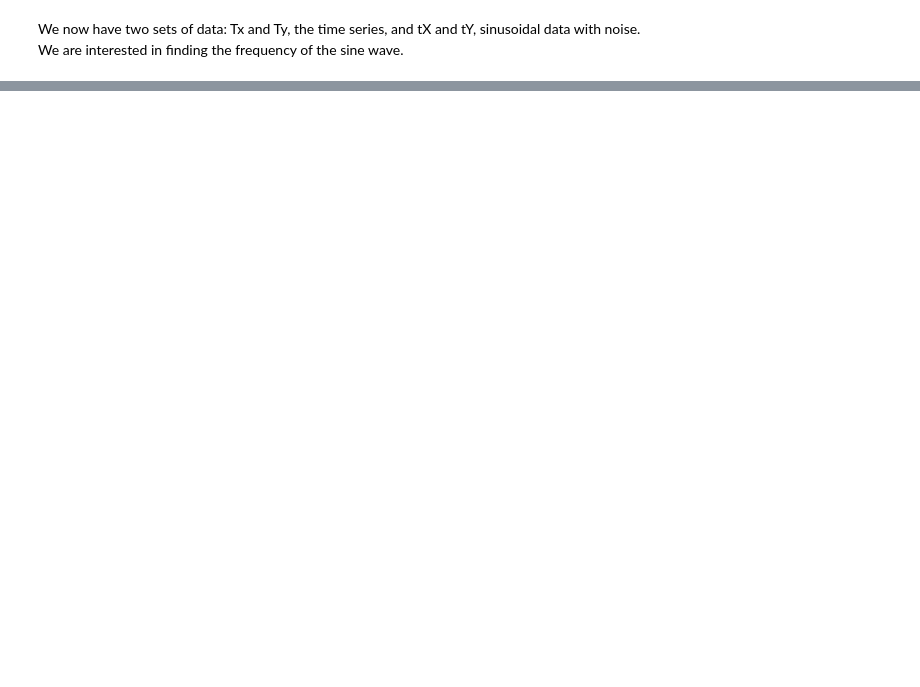
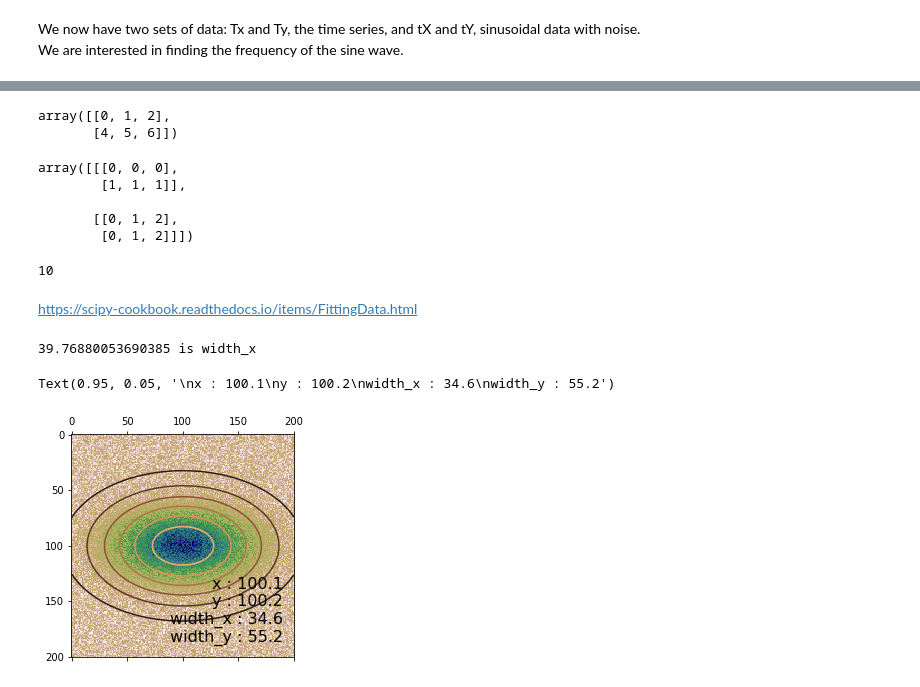
Before and after one commit to RyotaBannai/Data_Science, a Jupyter notebook: numpy:scipy/Fitting.ipynb, the cells around one changed output, grey strips where cells are left out. Drawn from its saved outputs; the diff is of its cells as text; code cells hidden in the pictures; blank space fills up the shorter version.

```diff
--- a/numpy:scipy/Fitting.ipynb
+++ b/numpy:scipy/Fitting.ipynb
@@ -57,0 +114,14 @@ Adding an axes using the same arguments as a previous axes currently reuses the
+# %%
+# giving initial parameters
+mu = Parameter(7)
+sigma = Parameter(3)
+height = Parameter(5)
+mu.set(8)
+
+print(mu(), sigma(), height())
+# define your function:
+def f(x): return height() * np.exp(-((x-mu())/sigma())**2)
+
+# fit! (given that data is an array with the data to fit)
+data = 10*np.exp(-np.linspace(0, 10, 100)**2) + np.random.rand(100)
+fit(f, [mu, sigma, height], data)
@@ -57,0 +133,2 @@ Adding an axes using the same arguments as a previous axes currently reuses the
+# %%
+x = np.arange(20).reshape(5, 4);x
@@ -57,0 +172,19 @@ Adding an axes using the same arguments as a previous axes currently reuses the
+# %%
+r,c=np.indices((2, 3)); x[r, c]
+# %% [output]
+array([[0, 1, 2],
+       [4, 5, 6]])
+# %%
+np.indices((2, 3))
+# %% [output]
+array([[[0, 0, 0],
+        [1, 1, 1]],
+
+       [[0, 1, 2],
+        [0, 1, 2]]])
+# %%
+np.array([[1,2],[3,4]]).sum()
+# %% [output]
+10
+# %% [markdown]
+https://scipy-cookbook.readthedocs.io/items/FittingData.html
@@ -57,0 +228,26 @@ Adding an axes using the same arguments as a previous axes currently reuses the
+# %%
+# Create the gaussian data
+Xin, Yin = np.mgrid[0:201, 0:201]
+data = gaussian(3, 100, 100, 20, 40)(Xin, Yin) + np.random.random(Xin.shape)
+#data => 201 x 201
+
+plt.matshow(data, cmap=plt.cm.gist_earth_r)
+
+params = fitgaussian(data)
+fit = gaussian(*params)
+xy = fit(*np.indices(data.shape))
+plt.contour(xy, cmap=plt.cm.copper)
+
+ax = plt.gca()
+(height, x, y, width_x, width_y) = params
+plt.text(0.95, 0.05, """
+x : %.1f
+y : %.1f
+width_x : %.1f
+width_y : %.1f""" %(x, y, width_x, width_y),
+        fontsize=16, horizontalalignment='right',
+        verticalalignment='bottom', transform=ax.transAxes)
+# %% [output]
+39.76880053690385 is width_x
+Text(0.95, 0.05, '\nx : 100.1\ny : 100.2\nwidth_x : 34.6\nwidth_y : 55.2')
+[figure, added]
```
Also changed, not shown: parts of 26 cells of this notebook.
